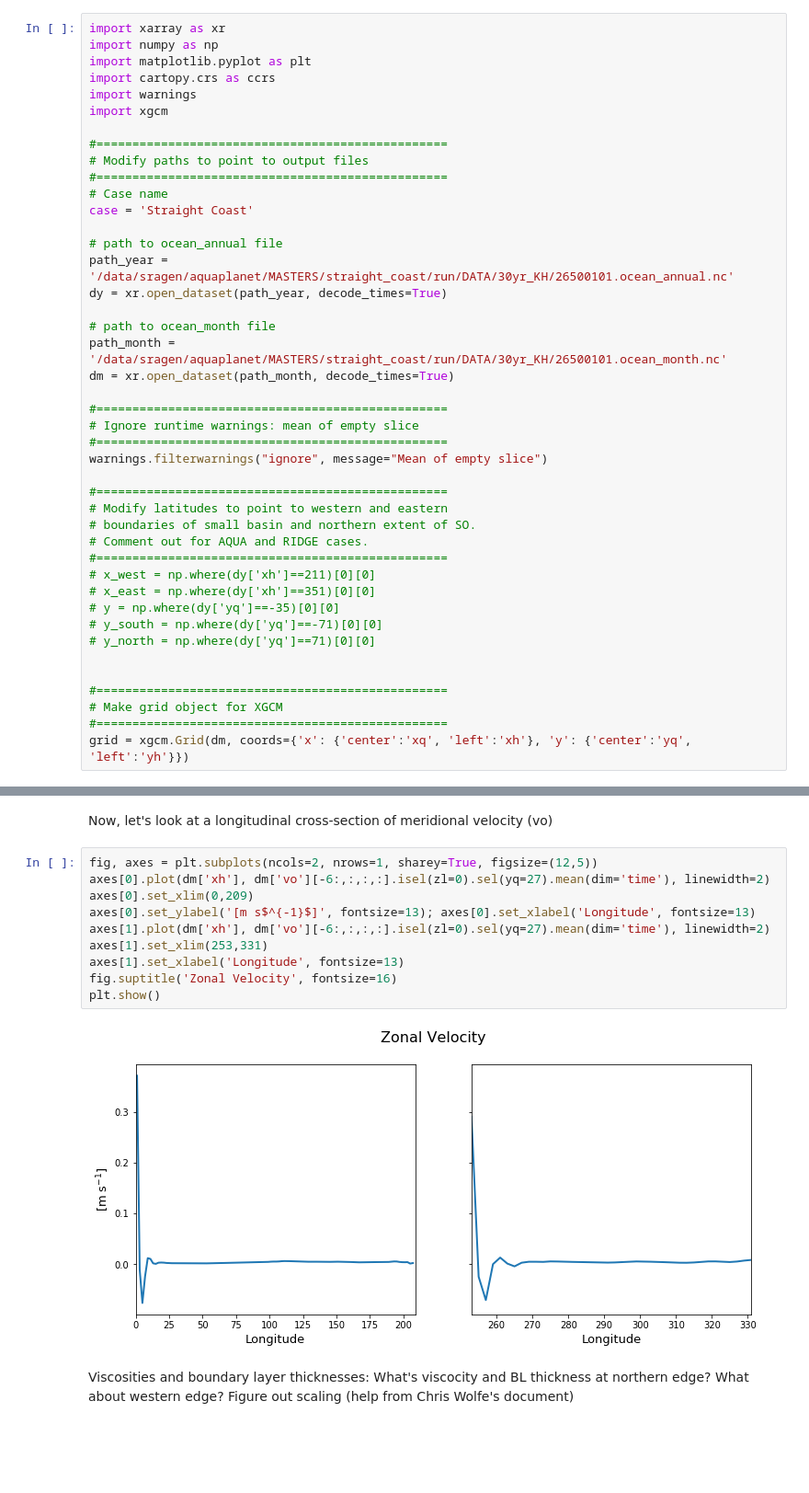
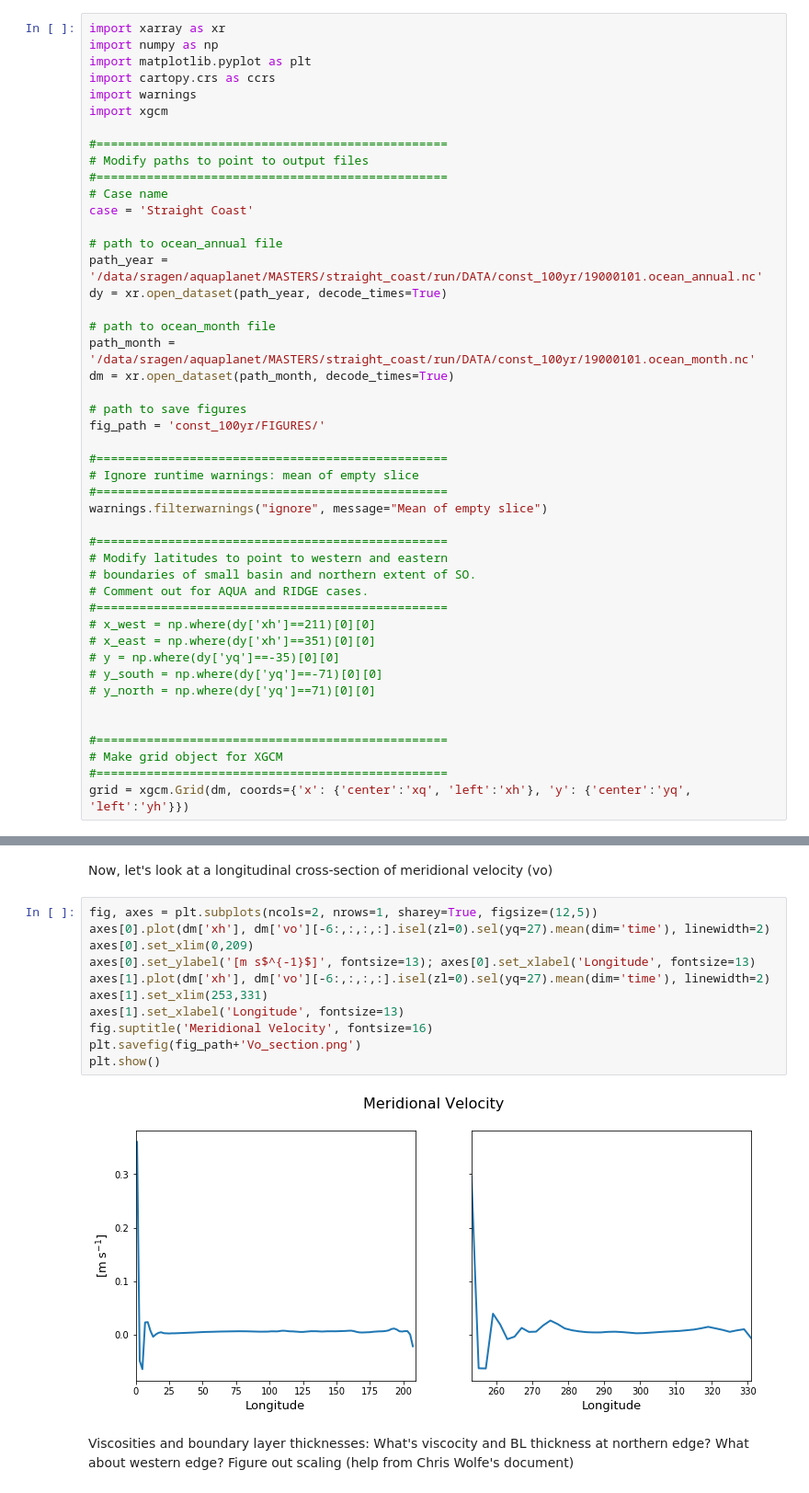
Before and after one commit to s-ragen/AQUA_CODE, a Jupyter notebook: diag_check.ipynb, the cells around one changed output, grey strips where cells are left out. Shown at 92% size. Drawn from its saved outputs; the diff is of its cells as text; blank space fills up the shorter version.

```diff
--- a/diag_check.ipynb
+++ b/diag_check.ipynb
@@ -15,12 +15,15 @@ import xgcm
 case = 'Straight Coast'
 
 # path to ocean_annual file
-path_year = '/data/sragen/aquaplanet/MASTERS/straight_coast/run/DATA/30yr_KH/26500101.ocean_annual.nc'
+path_year = '/data/sragen/aquaplanet/MASTERS/straight_coast/run/DATA/const_100yr/19000101.ocean_annual.nc'
 dy = xr.open_dataset(path_year, decode_times=True)
 
 # path to ocean_month file
-path_month = '/data/sragen/aquaplanet/MASTERS/straight_coast/run/DATA/30yr_KH/26500101.ocean_month.nc'
+path_month = '/data/sragen/aquaplanet/MASTERS/straight_coast/run/DATA/const_100yr/19000101.ocean_month.nc'
 dm = xr.open_dataset(path_month, decode_times=True)
+
+# path to save figures
+fig_path = 'const_100yr/FIGURES/'
 
 #=================================================
 # Ignore runtime warnings: mean of empty slice
@@ -199,15 +213,16 @@ Now, let's look at a longitudinal cross-section of meridional velocity (vo)
 # %%
 fig, axes = plt.subplots(ncols=2, nrows=1, sharey=True, figsize=(12,5))
 axes[0].plot(dm['xh'], dm['vo'][-6:,:,:,:].isel(zl=0).sel(yq=27).mean(dim='time'), linewidth=2)
 axes[0].set_xlim(0,209)
 axes[0].set_ylabel('[m s$^{-1}$]', fontsize=13); axes[0].set_xlabel('Longitude', fontsize=13)
 axes[1].plot(dm['xh'], dm['vo'][-6:,:,:,:].isel(zl=0).sel(yq=27).mean(dim='time'), linewidth=2)
 axes[1].set_xlim(253,331)
 axes[1].set_xlabel('Longitude', fontsize=13)
-fig.suptitle('Zonal Velocity', fontsize=16)
+fig.suptitle('Meridional Velocity', fontsize=16)
+plt.savefig(fig_path+'Vo_section.png')
 plt.show()
 # %% [output]
-[figure, old version]
+[figure, new version]
 # %% [markdown]
 Viscosities and boundary layer thicknesses:
 What's viscocity and BL thickness at northern edge? What about western edge?
```
Also changed, not shown: parts of 7 cells of this notebook, 3 other files.
